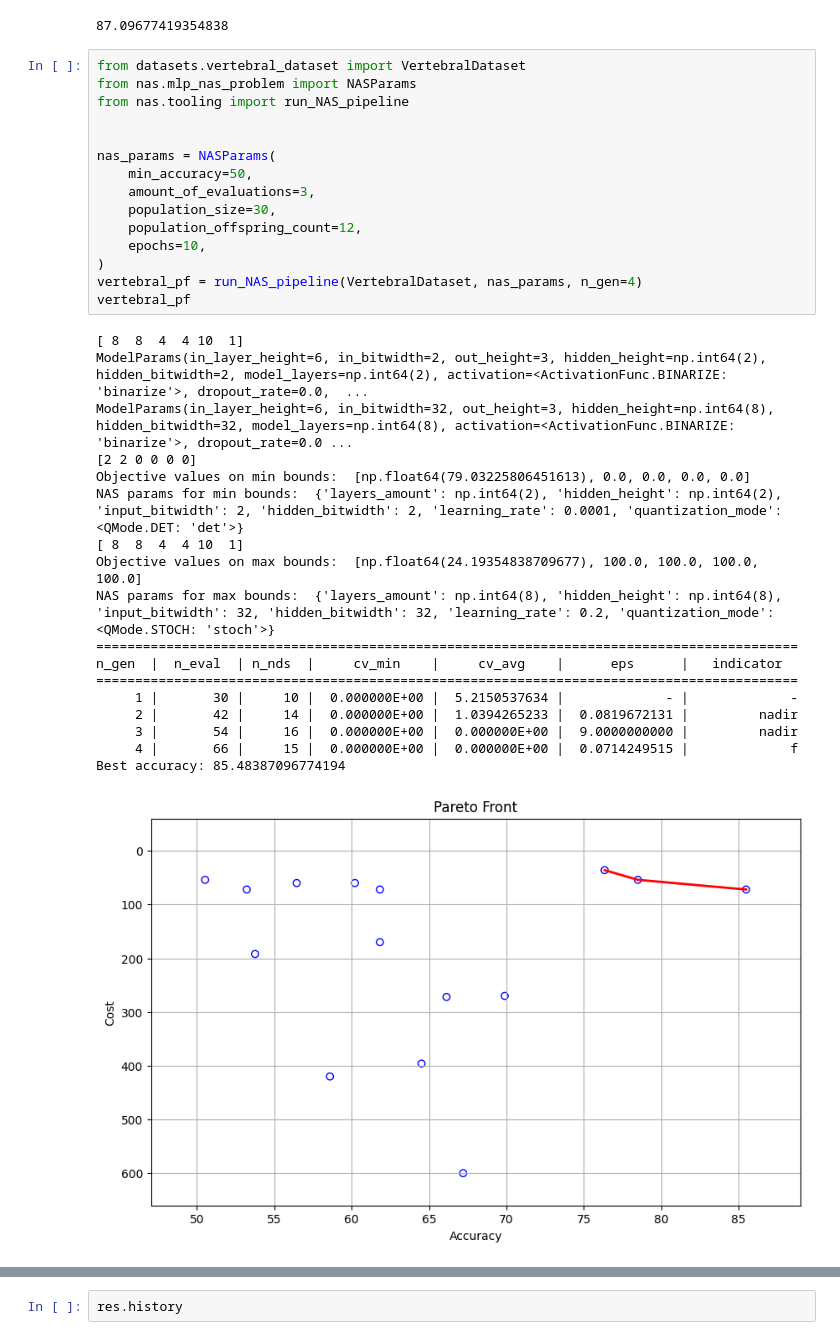
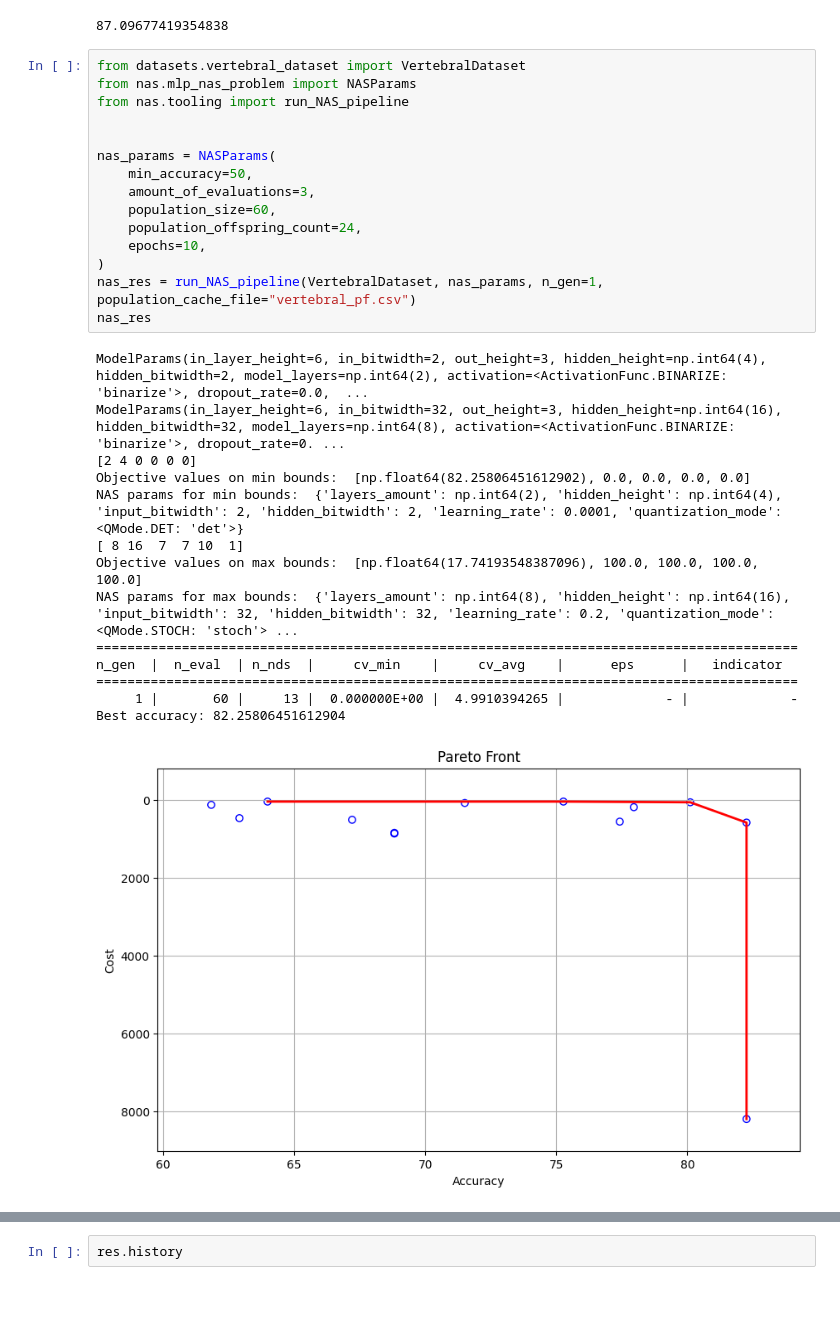
Before and after one commit to DiceNameIsMy/neural-networks-compression, a Jupyter notebook: src/main.ipynb, the cells around one changed output, grey strips where cells are left out. Cells and saved outputs as stored; diff of their text form; blank space fills up the shorter version.

Commit message:
Allow to store and load trained population

```diff
--- a/src/main.ipynb
+++ b/src/main.ipynb
@@ -41,34 +53,30 @@ Test set: Average loss: 0.5277, Accuracy: 54/62 (87.10%)
 # %%
 from datasets.vertebral_dataset import VertebralDataset
 from nas.mlp_nas_problem import NASParams
 from nas.tooling import run_NAS_pipeline
 
 
 nas_params = NASParams(
     min_accuracy=50,
     amount_of_evaluations=3,
-    population_size=30,
-    population_offspring_count=12,
+    population_size=60,
+    population_offspring_count=24,
     epochs=10,
 )
-vertebral_pf = run_NAS_pipeline(VertebralDataset, nas_params, n_gen=4)
-vertebral_pf
+nas_res = run_NAS_pipeline(VertebralDataset, nas_params, n_gen=1, population_cache_file="vertebral_pf.csv")
+nas_res
 # %% [output]
-[ 8  8  4  4 10  1]
-ModelParams(in_layer_height=6, in_bitwidth=2, out_height=3, hidden_height=np.int64(2), hidden_bitwidth=2, model_layers=np.int64(2), activation=<ActivationFunc.BINARIZE: 'binarize'>, dropout_rate=0.0,  ...
-ModelParams(in_layer_height=6, in_bitwidth=32, out_height=3, hidden_height=np.int64(8), hidden_bitwidth=32, model_layers=np.int64(8), activation=<ActivationFunc.BINARIZE: 'binarize'>, dropout_rate=0.0 ...
-[2 2 0 0 0 0]
-Objective values on min bounds:  [np.float64(79.03225806451613), 0.0, 0.0, 0.0, 0.0]
-NAS params for min bounds:  {'layers_amount': np.int64(2), 'hidden_height': np.int64(2), 'input_bitwidth': 2, 'hidden_bitwidth': 2, 'learning_rate': 0.0001, 'quantization_mode': <QMode.DET: 'det'>}
-[ 8  8  4  4 10  1]
-Objective values on max bounds:  [np.float64(24.19354838709677), 100.0, 100.0, 100.0, 100.0]
-NAS params for max bounds:  {'layers_amount': np.int64(8), 'hidden_height': np.int64(8), 'input_bitwidth': 32, 'hidden_bitwidth': 32, 'learning_rate': 0.2, 'quantization_mode': <QMode.STOCH: 'stoch'>}
+ModelParams(in_layer_height=6, in_bitwidth=2, out_height=3, hidden_height=np.int64(4), hidden_bitwidth=2, model_layers=np.int64(2), activation=<ActivationFunc.BINARIZE: 'binarize'>, dropout_rate=0.0,  ...
+ModelParams(in_layer_height=6, in_bitwidth=32, out_height=3, hidden_height=np.int64(16), hidden_bitwidth=32, model_layers=np.int64(8), activation=<ActivationFunc.BINARIZE: 'binarize'>, dropout_rate=0. ...
+[2 4 0 0 0 0]
+Objective values on min bounds:  [np.float64(82.25806451612902), 0.0, 0.0, 0.0, 0.0]
+NAS params for min bounds:  {'layers_amount': np.int64(2), 'hidden_height': np.int64(4), 'input_bitwidth': 2, 'hidden_bitwidth': 2, 'learning_rate': 0.0001, 'quantization_mode': <QMode.DET: 'det'>}
+[ 8 16  7  7 10  1]
+Objective values on max bounds:  [np.float64(17.74193548387096), 100.0, 100.0, 100.0, 100.0]
+NAS params for max bounds:  {'layers_amount': np.int64(8), 'hidden_height': np.int64(16), 'input_bitwidth': 32, 'hidden_bitwidth': 32, 'learning_rate': 0.2, 'quantization_mode': <QMode.STOCH: 'stoch'> ...
 ==========================================================================================
 n_gen  |  n_eval  | n_nds  |     cv_min    |     cv_avg    |      eps      |   indicator
 ==========================================================================================
-     1 |       30 |     10 |  0.000000E+00 |  5.2150537634 |             - |             -
-     2 |       42 |     14 |  0.000000E+00 |  1.0394265233 |  0.0819672131 |         nadir
-     3 |       54 |     16 |  0.000000E+00 |  0.000000E+00 |  9.0000000000 |         nadir
-     4 |       66 |     15 |  0.000000E+00 |  0.000000E+00 |  0.0714249515 |             f
-Best accuracy: 85.48387096774194
+     1 |       60 |     13 |  0.000000E+00 |  4.9910394265 |             - |             -
+Best accuracy: 82.25806451612904
-[figure, old version]
+[figure, new version]
```
Also changed, not shown: parts of 9 cells of this notebook, 4 other files.
